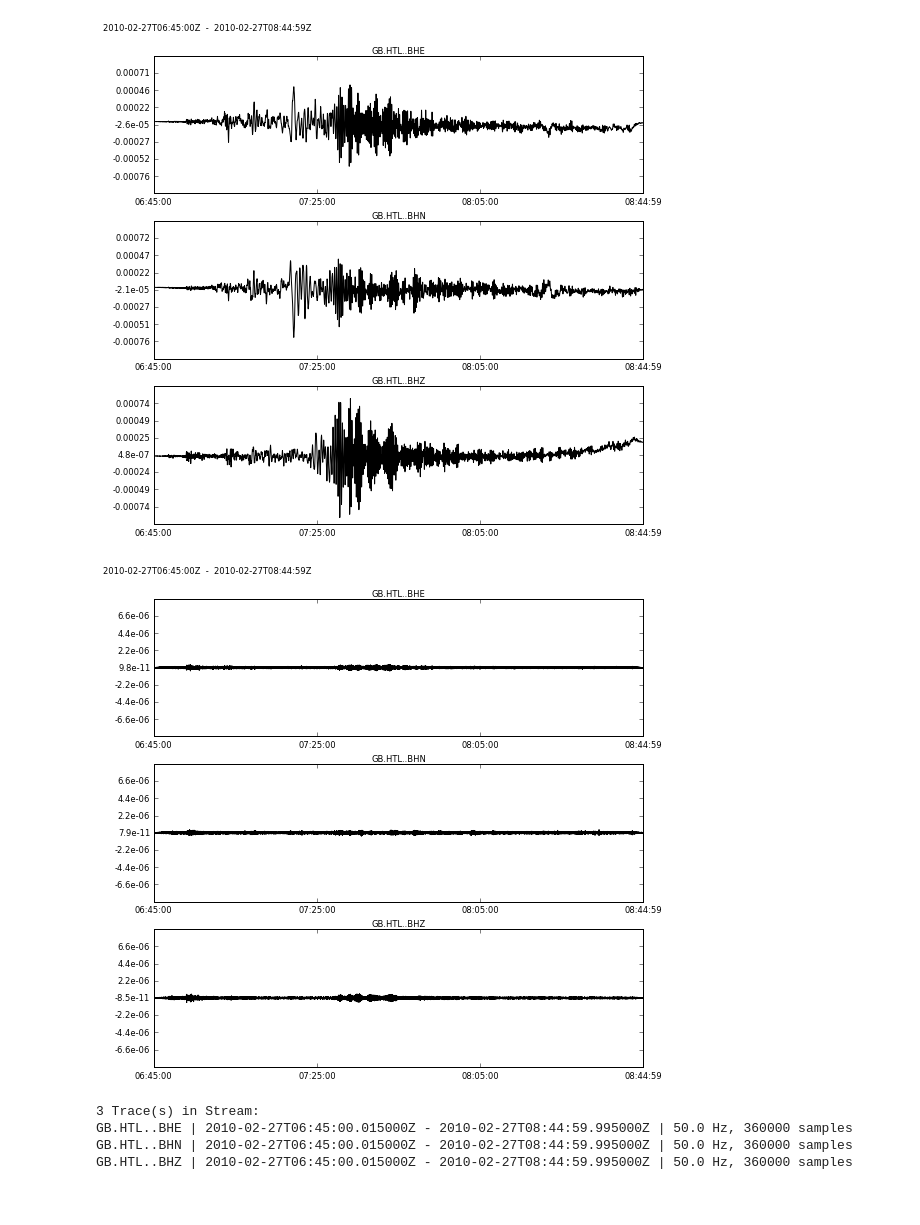
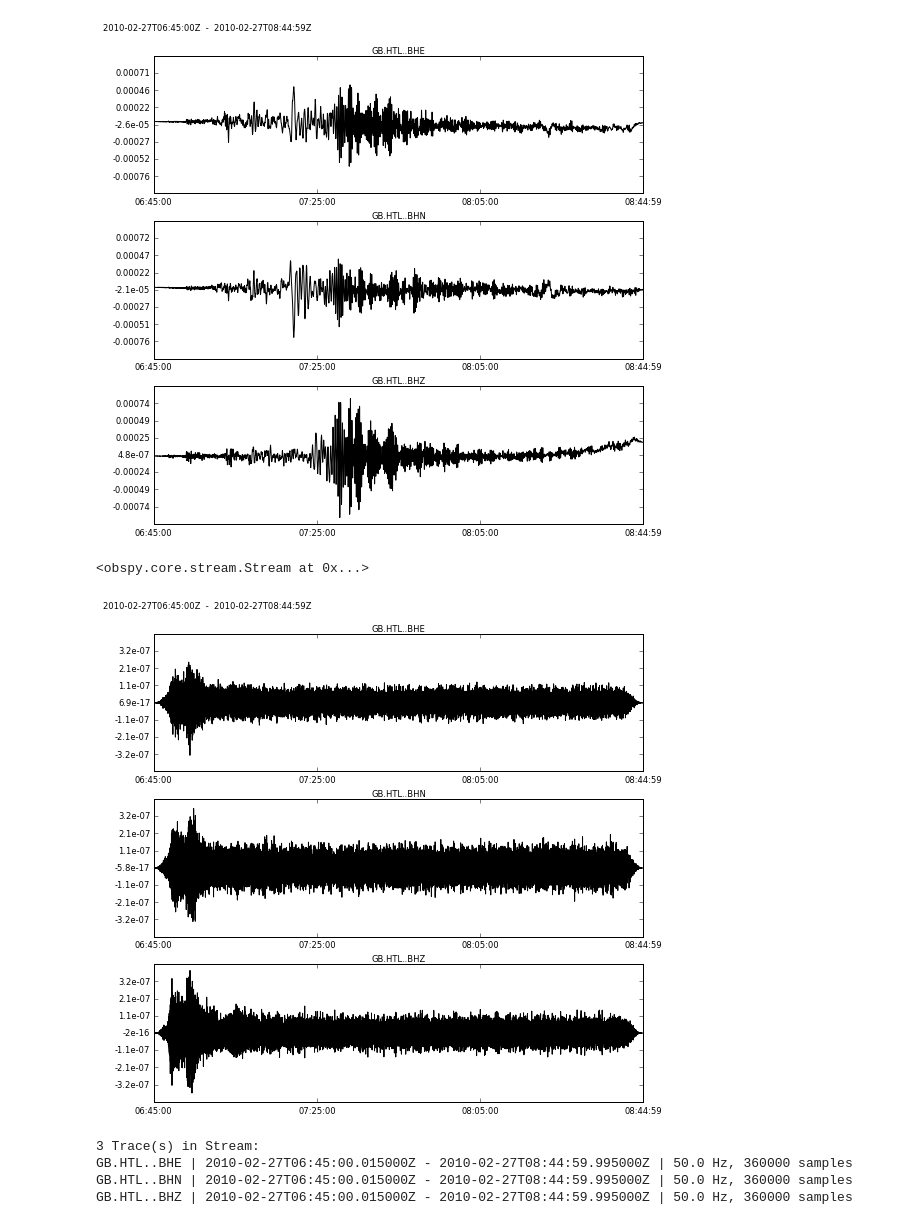
Before and after one commit to AntonyButcher/Data_call, a Jupyter notebook: Data_fdsn.ipynb, the cells around one changed output. Saved outputs shown, nothing was run; the diff lists cells and outputs as text; code cells hidden in the pictures.

```diff
--- a/Data_fdsn.ipynb
+++ b/Data_fdsn.ipynb
@@ -46,8 +46,14 @@ st_flt.plot()
 # %% [output]
 [figure]
-# %%
-st_flt.filter('highpass', freq=2.0, corners=1, zerophase=True)
-st_flt.plot()
-# %% [output]
-[figure, removed]
+# %%
+st_inst_flt = st_inst.copy()
+st_inst_flt.detrend('linear')
+st_inst_flt.taper(max_percentage=0.05, type='cosine')
+# %% [output]
+<obspy.core.stream.Stream at 0x...>
+# %%
+st_inst_flt.filter('bandpass', freqmin=1.0,freqmax=5, corners=2, zerophase=True)
+st_inst_flt.plot()
+# %% [output]
+[figure, added]
 # %%
```
Also changed, not shown: parts of 4 cells of this notebook, 3 other files.
